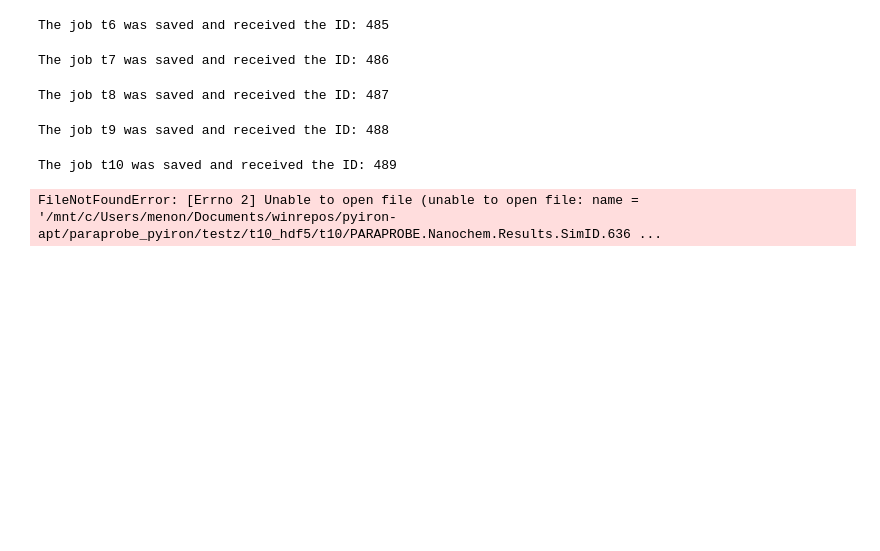
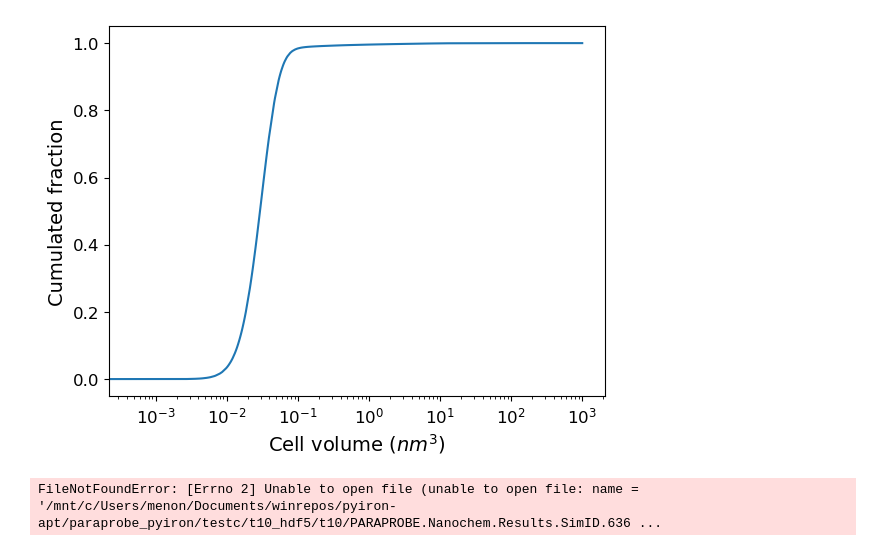
Before and after one commit to mdforti/pyiron-apt, a Jupyter notebook: paraprobe_pyiron/workflow_paraprobe_pyiron.ipynb, the cells around one changed output. Drawn from its saved outputs; the diff is of its cells as text; code cells hidden in the pictures; blank space fills up the shorter version.

```diff
--- a/paraprobe_pyiron/workflow_paraprobe_pyiron.ipynb
+++ b/paraprobe_pyiron/workflow_paraprobe_pyiron.ipynb
@@ -6,15 +6,13 @@ from paraprobe_distancer_job import ParaprobeDistancer
 from paraprobe_tessellator_job import ParaprobeTessellator
 from paraprobe_nanochem_job import ParaprobeNanochem
 # %%
-pr = Project('testz')
+pr = Project('testc')
 # %%
 job = pr.create_job(job_type=ParaprobeRanger, job_name="t6",
                     delete_existing_job=True)
 job.pos_file = "../data/R31_06365-v02.pos"
 job.rrng_file = "../data/R31_06365-v02.rrng"
 job.run()
-# %% [output]
-The job t6 was saved and received the ID: 485
 # %%
 job2 = pr.create_job(job_type=ParaprobeSurfacer, job_name="t7",
                     delete_existing_job=True)
@@ -22,17 +20,14 @@ job2.ranger_job = job
 job2.pos_file = "../data/R31_06365-v02.pos"
 job2.rrng_file = "../data/R31_06365-v02.rrng"
 job2.run()
-# %% [output]
-The job t7 was saved and received the ID: 486
 # %%
 job3 = pr.create_job(job_type=ParaprobeDistancer, job_name="t8",
                     delete_existing_job=True)
 job3.ranger_job = job
+job3.surfacer_job = job2
 job3.pos_file = "../data/R31_06365-v02.pos"
 job3.rrng_file = "../data/R31_06365-v02.rrng"
 job3.run()
-# %% [output]
-The job t8 was saved and received the ID: 487
 # %%
 job4 = pr.create_job(job_type=ParaprobeTessellator, job_name="t9",
                     delete_existing_job=True)
@@ -41,10 +36,10 @@ job4.distancer_job = job3
 job4.pos_file = "../data/R31_06365-v02.pos"
 job4.rrng_file = "../data/R31_06365-v02.rrng"
 job4.run()
-# %% [output]
-The job t9 was saved and received the ID: 488
 # %%
-#job4.plot()
+job4.plot()
+# %% [output]
+[figure, added]
 # %%
 job5 = pr.create_job(job_type=ParaprobeNanochem, job_name="t10",
                     delete_existing_job=True)
@@ -55,5 +50,4 @@ job5.pos_file = "../data/R31_06365-v02.pos"
 job5.rrng_file = "../data/R31_06365-v02.rrng"
 job5.run()
 # %% [output]
-The job t10 was saved and received the ID: 489
+FileNotFoundError: [Errno 2] Unable to open file (unable to open file: name = '/mnt/c/Users/menon/Documents/winrepos/pyiron-apt/paraprobe_pyiron/testc/t10_hdf5/t10/PARAPROBE.Nanochem.Results.SimID.636 ...
-FileNotFoundError: [Errno 2] Unable to open file (unable to open file: name = '/mnt/c/Users/menon/Documents/winrepos/pyiron-apt/paraprobe_pyiron/testz/t10_hdf5/t10/PARAPROBE.Nanochem.Results.SimID.636 ...
```
Also changed, not shown: 2 other files.
